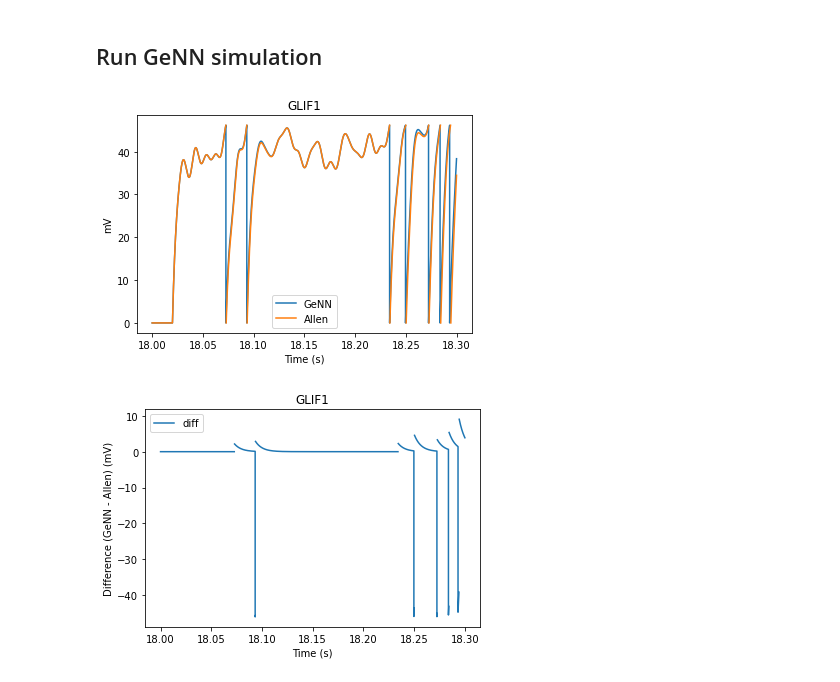
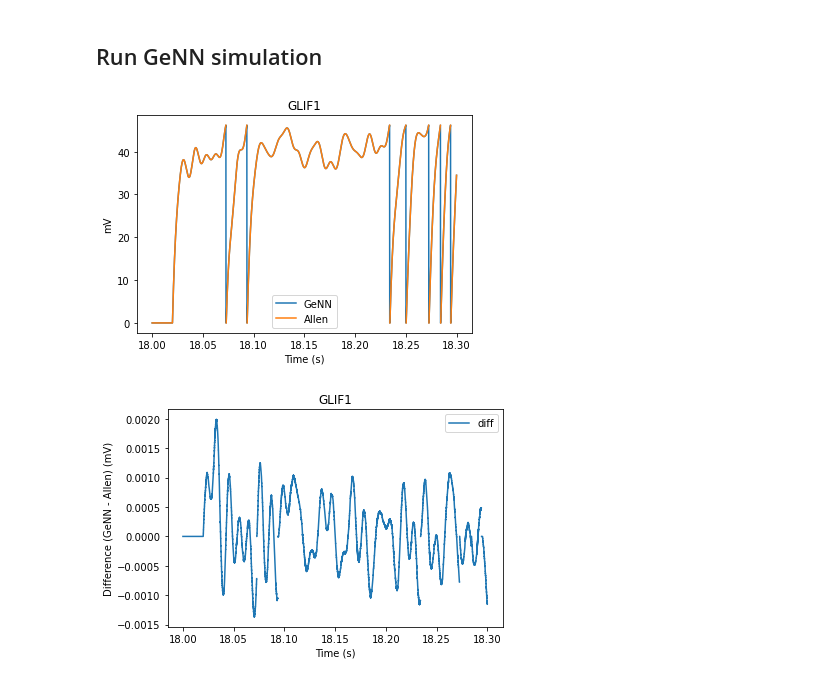
Before and after one commit to williamsnider/v1_project, a Jupyter notebook: compare_GLIF.ipynb, the cells around one changed output. Drawn from its saved outputs; the diff is of its cells as text; code cells hidden in the pictures.

Commit message:
Added refractory period to GLIF1

```diff
--- a/compare_GLIF.ipynb
+++ b/compare_GLIF.ipynb
@@ -177,7 +320,9 @@ for specimen_id in specimen_ids:
             'El': config['El'] * 1e3, # V -> mV
             'V_thres': config['th_inf'] * config['coeffs']['th_inf'] * 1e3, # V -> mV
             'dT' : config['dt'] * 1e3,  # s -> ms
-            'V': config['init_voltage'] * 1e3,  # V -> mV
+            'V': config['init_voltage'] * 1e3,  # V -> mV,
+            'spike_cut_length': config['spike_cut_length'],
+            'refractory_count' : 0,
         }
 
         # Add GLIF Class to model
@@ -185,7 +330,7 @@ for specimen_id in specimen_ids:
         num_neurons = 1
         GLIF = eval(GLIF_dict[model_type])
         GLIF_params = {k:units_dict[k] for k in GLIF.get_param_names()}
-        GLIF_init = {k:units_dict[k] for k in ['V']}
+        GLIF_init = {k:units_dict[k] for k in ['V', 'refractory_count']}
         model = GeNNModel("double", GLIF_dict[model_type], backend='SingleThreadedCPU')
         model.dT=units_dict['dT']
         pop1 = model.add_neuron_population(
@@ -224,34 +369,34 @@ for specimen_id in specimen_ids:
         num_steps = len(stimulus)
         v = np.empty((num_steps, num_neurons))
         v_view = pop1.vars["V"].view
         for i in range(num_steps):
             model.step_time()
             pop1.pull_var_from_device("V")
             v[model.timestep - 1,:]=v_view[:]
 
         # Plot the results
         fig, axs = plt.subplots(1,1)
 
         # Full run
         t = saved_model['time']
         # axs[0].plot(t, v[:num_steps,:], label='GeNN')
         # axs[0].plot(t, saved_model['voltage']*1e3, label='Allen')
         # axs[0].set_xlabel('Time (s)')
         # axs[0].set_ylabel('mV')
         # axs[0].set_title('Full Run Time')
 
         # Subset of run
         mask = np.logical_and(t>18, t<18.3)
         axs.plot(t[mask], v[mask,:], label='GeNN')
         axs.plot(t[mask], saved_model['voltage'][mask]*1e3, label='Allen')
         axs.set_xlabel('Time (s)')
         axs.set_ylabel('mV')
         axs.set_title('Run Time on [18, 18.3]')
         plt.title(GLIF_dict[model_type])
         plt.legend()
         plt.show()
 # %% [output]
-[figure, old version]
+[figure, new version]
 # %%
 allen = saved_model['voltage'][mask] * 1e3
 diff = v[mask,:].T - allen
@@ -267,4 +412,4 @@ plt.title(GLIF_dict[model_type])
 plt.legend()
 plt.show()
 # %% [output]
-[figure, old version]
+[figure, new version]
```
Also changed, not shown: parts of 6 cells of this notebook, 1 other file.
